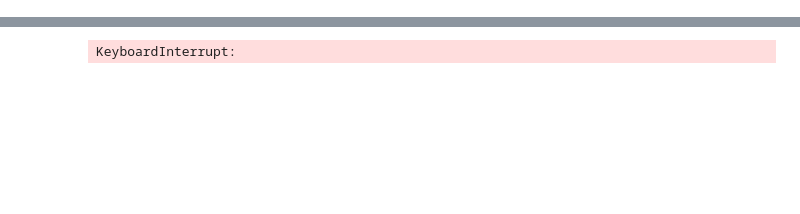
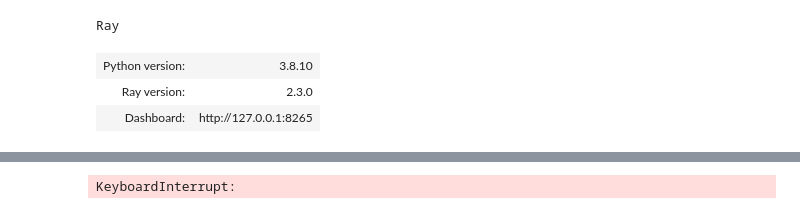
Before and after one commit to hsirkar/trace-analysis, a Jupyter notebook: messing around with modin.ipynb, the cells around one changed output, grey strips where cells are left out. Saved outputs shown, nothing was run; the diff lists cells and outputs as text; code cells hidden in the pictures; blank space fills up the shorter version.

```diff
--- a/messing around with modin.ipynb
+++ b/messing around with modin.ipynb
@@ -4,3 +81,8 @@ import modin.pandas as pd
 import modin.config as modin_cfg
 modin_cfg.Memory = 1000
 modin_cfg.Engine.put("ray")
+# %%
+import time
+import ray
+ray.init()
+# %% [output]
@@ -6,0 +90,4 @@ modin_cfg.Engine.put("ray")
+Ray
+| Python version: | 3.8.10 |
+| Ray version: | 2.3.0 |
+| Dashboard: | http://127.0.0.1:8265 |
```
Also changed, not shown: parts of 13 cells of this notebook, 2 other files.
